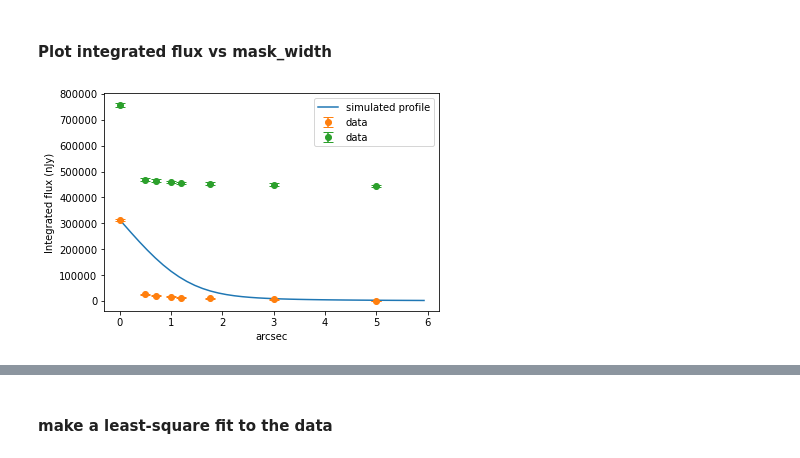
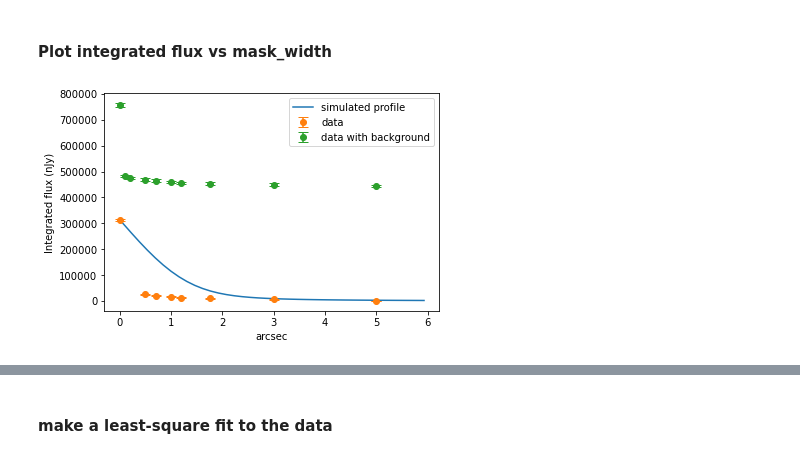
Before and after one commit to bxin/saturation_limit, a Jupyter notebook: subaru_profile.ipynb, the cells around one changed output, grey strips where cells are left out. Drawn from its saved outputs; the diff is of its cells as text; code cells hidden in the pictures.

Commit message:
Imran adds two data points without subtracting sky background

```diff
--- a/subaru_profile.ipynb
+++ b/subaru_profile.ipynb
@@ -48,11 +45,22 @@ x2 = np.linspace(-(n2-1)/2, (n2-1)/2, n2)
 r = np.sqrt(x**2+y**2)
 pred = np.exp(-r**2/2/(fwhm_exp/2.355)**2)
 pred = pred/np.sum(pred)
-xp = x2/pixel_size*plate_scale*plot_pixel_size #display arcsec as x axis from now on
-xpg = x2/pixel_size*plate_scale
+xp = x2*plot_pixel_size/pixel_size*plate_scale #display arcsec as x axis from now on
+xpg = x2*1.0/pixel_size*plate_scale #pixel size on the Gaussian is 1um
+
+#to make the two profiles comparable, we need to multiple by plot_pixel_size**2,
+#because 1 pixel in simulated profile corresponds to this number of pixels on the Gaussian
+pred = pred*plot_pixel_size**2
+
+n_shift =  int((len(aa)-1)/2 - np.argmax(aa==max(aa)))
+aa = np.roll(aa, n_shift)
+
 plt.plot(xp, aa, label='simulated profile')
 plt.plot(xpg, pred[int(n1/2),:], label='Gaussian with estimated FWHM')
 plt.xlabel('arcsec')
 plt.legend()
-plt.title('Normalized to unit total flux');
+plt.title('Normalized to unit total 2D flux')
+plt.grid()
+if max(xp)>50: #50 arcsec
+    plt.xlim([-5, 5])
 # %% [output]
@@ -196,9 +206,10 @@ mask_width=mask_width[::-1]
 integrated_flux = integrated_flux[::-1]
 yerr = yerr[::-1]
 # %%
-xprime = [5, 3, 1.75, 1.2, 1, .7, .5, 0] #mask width in arcseconds
-y_w_bkgd = [443555.726, 448970.257, 452717.7544, 456264.774, 460013.114, 464192.1909, 469085.285, 757097.64153125] #integrated flux in nanoJansky
-yerr_w_bkgd = [5052.125, 5082.867, 5104.036, 5123.992, 5144.996, 5168.314, 5195.483, 6600.486] #error on integrated flux in nanoJansky
+#data before background subtraction
+xprime = [5, 3, 1.75, 1.2, 1, .7, .5, .2, .1, 0] #mask width in arcseconds
+y_w_bkgd = [443555.726, 448970.257, 452717.7544, 456264.774, 460013.114, 464192.1909, 469085.285, 475046.118, 482567.074, 757097.64153125] #integrated flux in nanoJansky
+yerr_w_bkgd = [5052.125, 5082.867, 5104.036, 5123.992, 5144.996, 5168.314, 5195.483, 5228.389, 5269.614, 6600.486] #error on integrated flux in nanoJansky
 #make the radius in ascending order for the data
 xprime=xprime[::-1]
 y_w_bkgd = y_w_bkgd[::-1]
@@ -222,12 +233,12 @@ flux = flux/flux[0]*integrated_flux[0]
 # %%
 plt.plot(mw, flux, label='simulated profile')
 plt.errorbar(mask_width, integrated_flux, yerr, ls='none', label='data', marker='o', capsize=5)
-plt.errorbar(xprime, y_w_bkgd, yerr_w_bkgd, ls='none', label='data', marker='o', capsize=5)
+plt.errorbar(xprime, y_w_bkgd, yerr_w_bkgd, ls='none', label='data with background', marker='o', capsize=5)
 #plt.ylim([0, 35000])
 plt.legend()
 plt.xlabel('arcsec')
 plt.ylabel('Integrated flux (nJy)');
 # %% [output]
-[figure, old version]
+[figure, new version]
 # %%
 plt.errorbar(mask_width, np.array(integrated_flux)-np.array(y_w_bkgd), yerr_w_bkgd, ls='none', label='data', marker='o', capsize=5)
```
Also changed, not shown: parts of 5 cells of this notebook.
